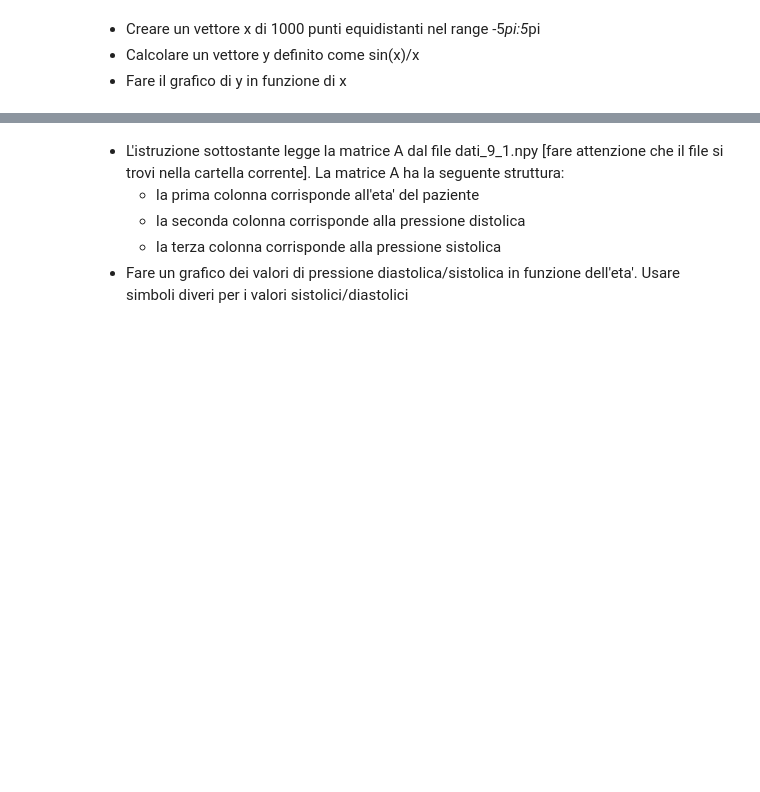
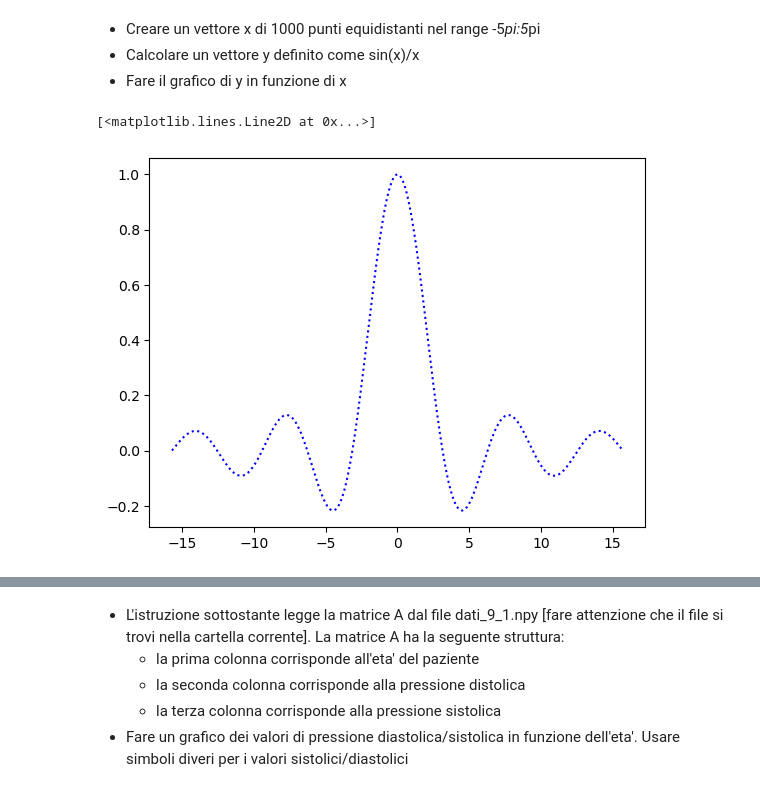
Before and after one commit to Gxs21/informatica_furini, a Jupyter notebook: esercizi_7_9/esercizio_9.ipynb, the cells around one changed output, grey strips where cells are left out. Saved outputs shown, nothing was run; the diff lists cells and outputs as text; code cells hidden in the pictures; blank space fills up the shorter version.

Commit message:
add new line

```diff
--- a/esercizi_7_9/esercizio_9.ipynb
+++ b/esercizi_7_9/esercizio_9.ipynb
@@ -5,3 +5,13 @@ import matplotlib.pyplot as plt
 * Creare un vettore x di 1000 punti equidistanti nel range -5*pi:5*pi
 * Calcolare un vettore y definito come sin(x)/x
 * Fare il grafico di y in funzione di x
+# %%
+x=np.linspace(-5*np.pi, 5*np.pi, 1000)
+y=np.sin(x)/x
+# %%
+f=plt.figure()
+ax=f.add_subplot(1,1,1)#il primo è il numero di righe, il secondo di colonne, il terzo è la posizione nella finestra
+ax.plot(x, y, 'b:')
+# %% [output]
+[<matplotlib.lines.Line2D at 0x...>]
+[figure, added]
```
Also changed, not shown: parts of 8 cells of this notebook.
